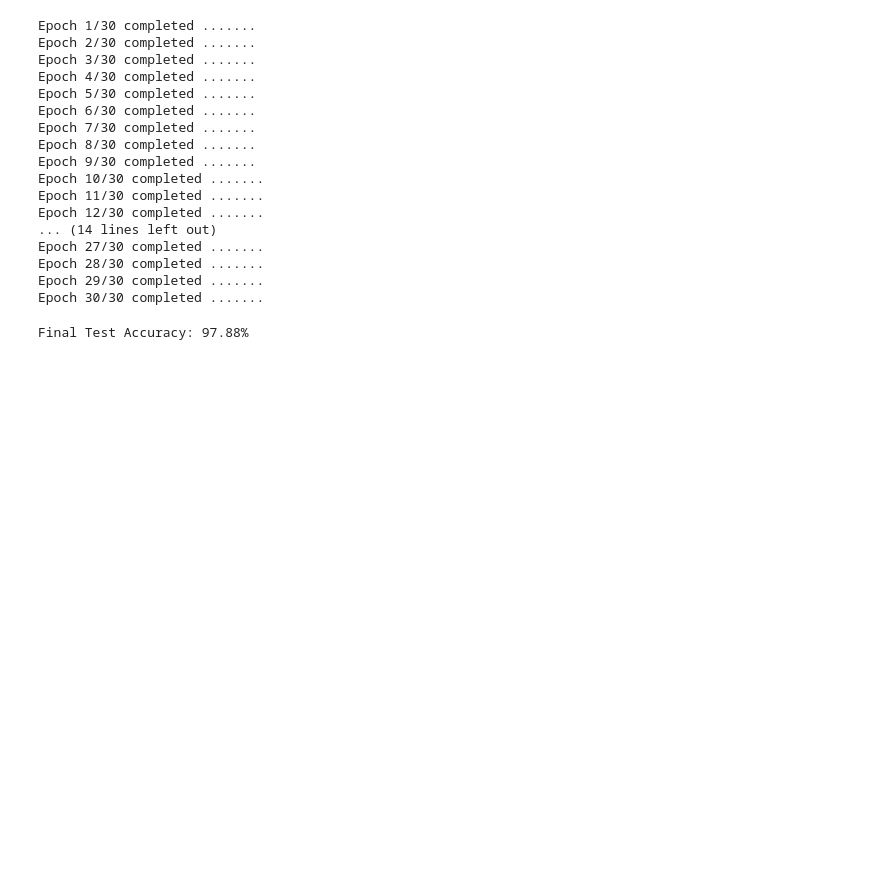
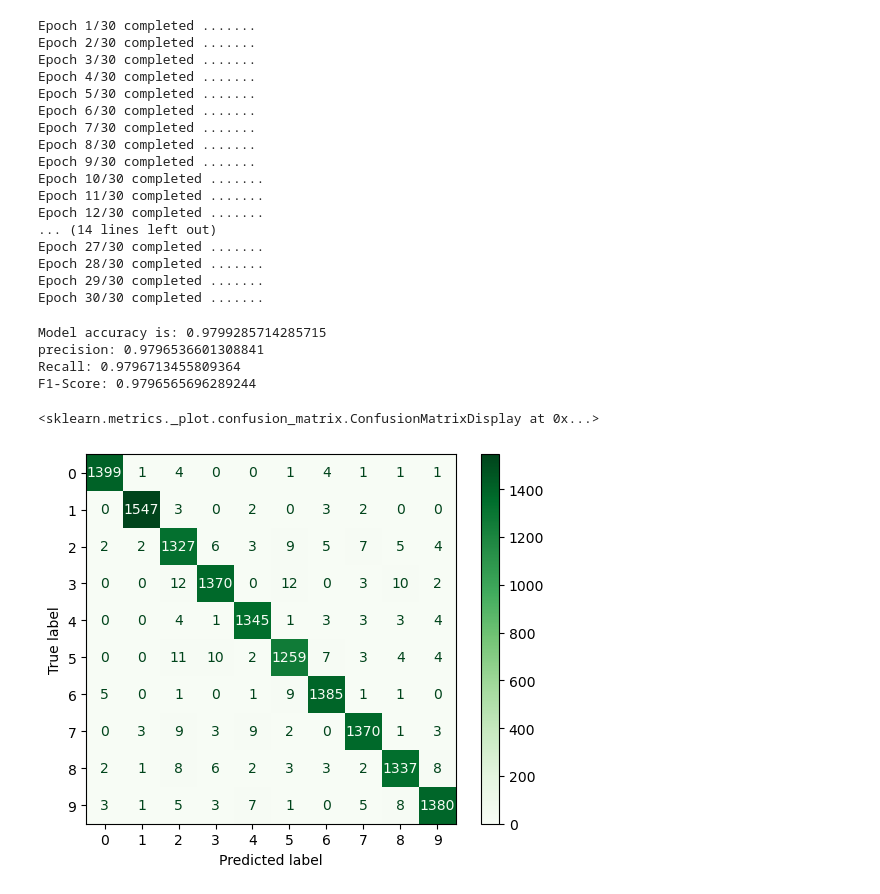
Before and after one commit to tarek-moh/The-MNIST-Suite, a Jupyter notebook: models/svm-ww/svm_ww.ipynb, the cells around one changed output. Drawn from its saved outputs; the diff is of its cells as text; code cells hidden in the pictures; blank space fills up the shorter version.

```diff
--- a/models/svm-ww/svm_ww.ipynb
+++ b/models/svm-ww/svm_ww.ipynb
@@ -141,6 +141,23 @@ Epoch 28/30 completed .......
 Epoch 29/30 completed .......
 Epoch 30/30 completed .......
 # %%
-from
+from common.metrices import Metrics
+
+print(f"Model accuracy is: {Metrics.accuracy(y_test, predications)}")
+res = Metrics.evaluate_all(y_test, predications)
+print(f"precision: {res[0]}\nRecall: {res[1]}\nF1-Score: {res[2]}")
 # %% [output]
-Final Test Accuracy: 97.88%
+Model accuracy is: 0.9799285714285715
+precision: 0.9796536601308841
+Recall: 0.9796713455809364
+F1-Score: 0.9796565696289244
+# %%
+from sklearn.metrics import ConfusionMatrixDisplay
+
+cm = Metrics.confusion_matrix(y_test, predications)
+disp = ConfusionMatrixDisplay(confusion_matrix=cm, display_labels={0,1,2,3,4,5,6,7,8,9})
+
+disp.plot(cmap=plt.cm.Greens)
+# %% [output]
+<sklearn.metrics._plot.confusion_matrix.ConfusionMatrixDisplay at 0x...>
+[figure, added]
```
Also changed, not shown: parts of 2 cells of this notebook.
